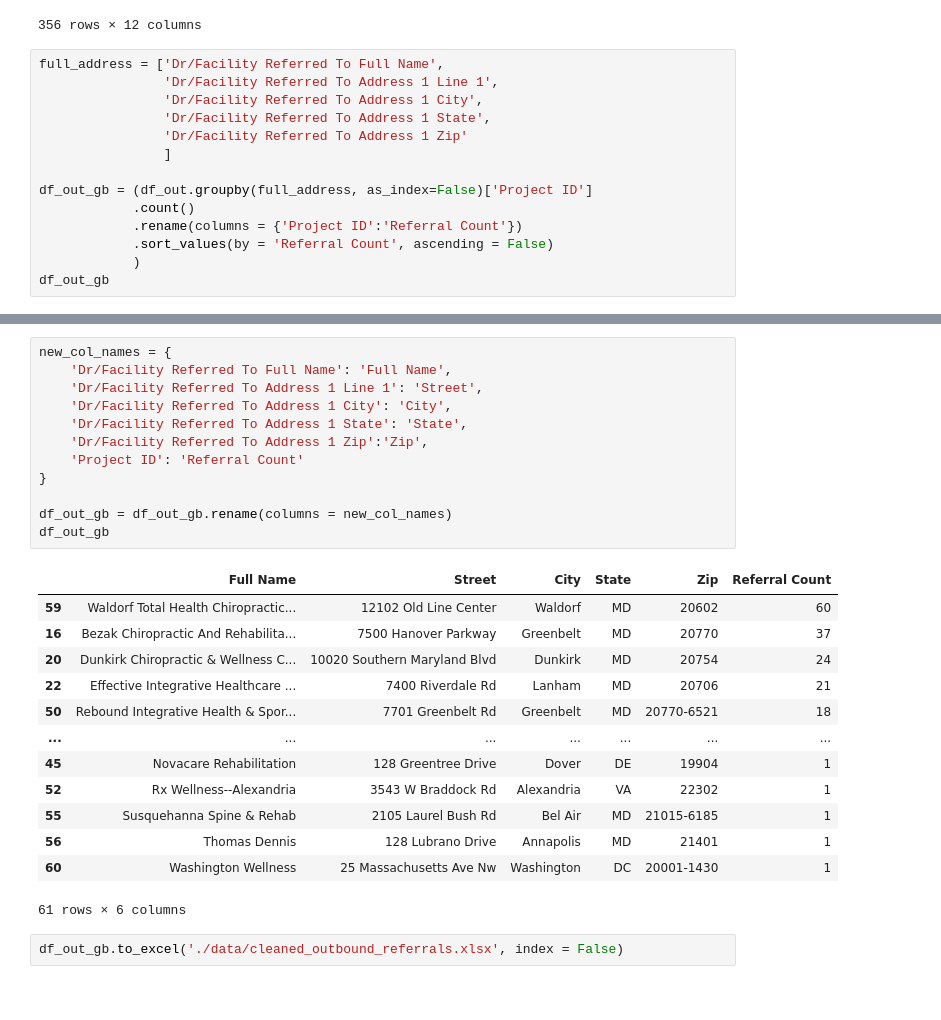
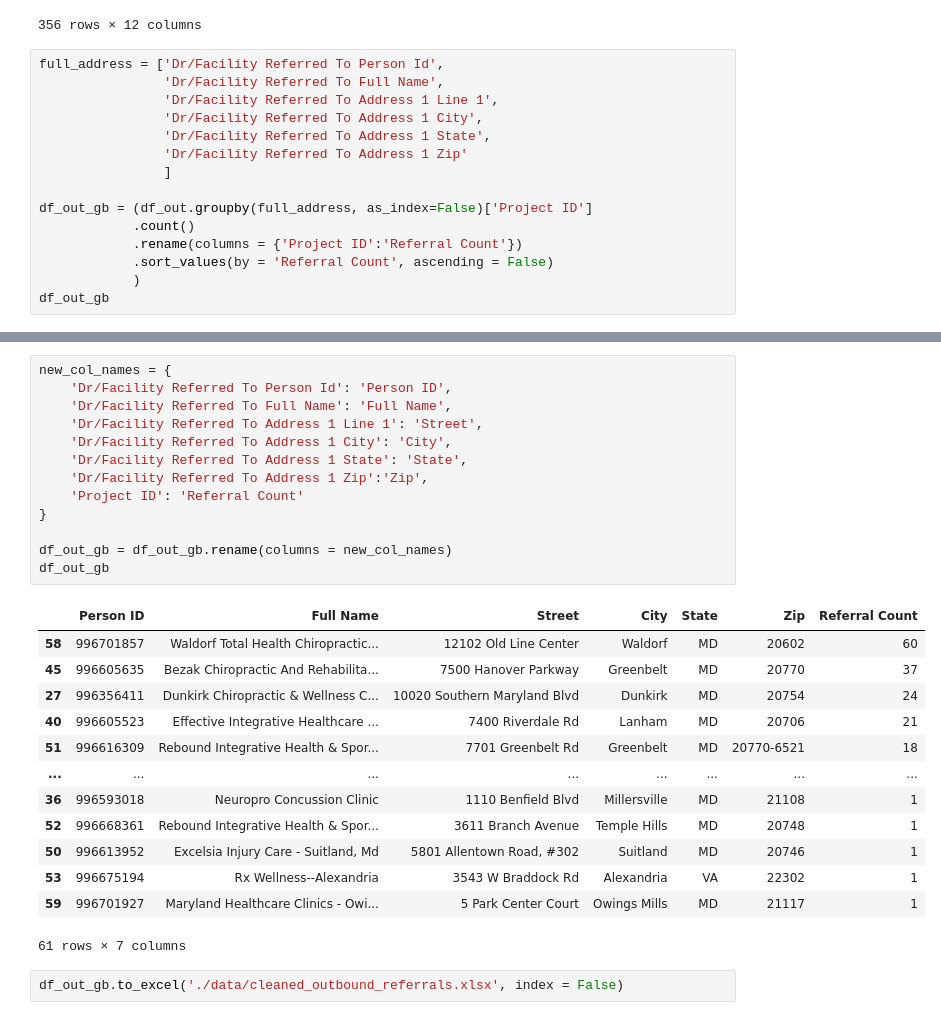
Before and after one commit to The-Jaklitsch-Law-Group/JLG_Provider_Recommender, a Jupyter notebook: prepare_contacts/contact_cleaning.ipynb, the cells around one changed output, grey strips where cells are left out. Drawn from its saved outputs; the diff is of its cells as text.

```diff
--- a/prepare_contacts/contact_cleaning.ipynb
+++ b/prepare_contacts/contact_cleaning.ipynb
@@ -78,7 +78,8 @@ df_out
 | 355 | 992259841 | 2025-04-17 15:34:05 | 2025-04-10 | 2025-04-17 | 993724575 | Ballenger Chiropractic, P.A. | ... |
 356 rows × 12 columns
 # %%
-full_address = ['Dr/Facility Referred To Full Name',
+full_address = ['Dr/Facility Referred To Person Id',
+                'Dr/Facility Referred To Full Name',
                 'Dr/Facility Referred To Address 1 Line 1',
                 'Dr/Facility Referred To Address 1 City',
                 'Dr/Facility Referred To Address 1 State',
@@ -108,29 +109,30 @@ df_out_gb
 # %%
 new_col_names = {
+    'Dr/Facility Referred To Person Id': 'Person ID',
     'Dr/Facility Referred To Full Name': 'Full Name',
     'Dr/Facility Referred To Address 1 Line 1': 'Street',
     'Dr/Facility Referred To Address 1 City': 'City',
     'Dr/Facility Referred To Address 1 State': 'State',
     'Dr/Facility Referred To Address 1 Zip':'Zip',
     'Project ID': 'Referral Count'
 }
 
 df_out_gb = df_out_gb.rename(columns = new_col_names)
 df_out_gb
 # %% [output]
-|  | Full Name | Street | City | State | Zip | Referral Count |
-| 59 | Waldorf Total Health Chiropractic... | 12102 Old Line Center | Waldorf | MD | 20602 | 60 |
-| 16 | Bezak Chiropractic And Rehabilita... | 7500 Hanover Parkway | Greenbelt | MD | 20770 | 37 |
-| 20 | Dunkirk Chiropractic & Wellness C... | 10020 Southern Maryland Blvd | Dunkirk | MD | 20754 | 24 |
-| 22 | Effective Integrative Healthcare ... | 7400 Riverdale Rd | Lanham | MD | 20706 | 21 |
-| 50 | Rebound Integrative Health & Spor... | 7701 Greenbelt Rd | Greenbelt | MD | 20770-6521 | 18 |
-| ... | ... | ... | ... | ... | ... | ... |
-| 45 | Novacare Rehabilitation | 128 Greentree Drive | Dover | DE | 19904 | 1 |
-| 52 | Rx Wellness--Alexandria | 3543 W Braddock Rd | Alexandria | VA | 22302 | 1 |
-| 55 | Susquehanna Spine & Rehab | 2105 Laurel Bush Rd | Bel Air | MD | 21015-6185 | 1 |
-| 56 | Thomas Dennis | 128 Lubrano Drive | Annapolis | MD | 21401 | 1 |
-| 60 | Washington Wellness | 25 Massachusetts Ave Nw | Washington | DC | 20001-1430 | 1 |
+|  | Person ID | Full Name | Street | City | State | Zip | Referral Count |
+| 58 | 996701857 | Waldorf Total Health Chiropractic... | 12102 Old Line Center | Waldorf | MD | 20602 | 60 |
+| 45 | 996605635 | Bezak Chiropractic And Rehabilita... | 7500 Hanover Parkway | Greenbelt | MD | 20770 | 37 |
+| 27 | 996356411 | Dunkirk Chiropractic & Wellness C... | 10020 Southern Maryland Blvd | Dunkirk | MD | 20754 | 24 |
+| 40 | 996605523 | Effective Integrative Healthcare ... | 7400 Riverdale Rd | Lanham | MD | 20706 | 21 |
+| 51 | 996616309 | Rebound Integrative Health & Spor... | 7701 Greenbelt Rd | Greenbelt | MD | 20770-6521 | 18 |
+| ... | ... | ... | ... | ... | ... | ... | ... |
+| 36 | 996593018 | Neuropro Concussion Clinic | 1110 Benfield Blvd | Millersville | MD | 21108 | 1 |
+| 52 | 996668361 | Rebound Integrative Health & Spor... | 3611 Branch Avenue | Temple Hills | MD | 20748 | 1 |
+| 50 | 996613952 | Excelsia Injury Care - Suitland, Md | 5801 Allentown Road, #302 | Suitland | MD | 20746 | 1 |
+| 53 | 996675194 | Rx Wellness--Alexandria | 3543 W Braddock Rd | Alexandria | VA | 22302 | 1 |
+| 59 | 996701927 | Maryland Healthcare Clinics - Owi... | 5 Park Center Court | Owings Mills | MD | 21117 | 1 |
-61 rows × 6 columns
+61 rows × 7 columns
 # %%
 df_out_gb.to_excel('./data/cleaned_outbound_referrals.xlsx', index = False)
 # %% [markdown]
```
Also changed, not shown: parts of 2 cells of this notebook, 8 other files.
